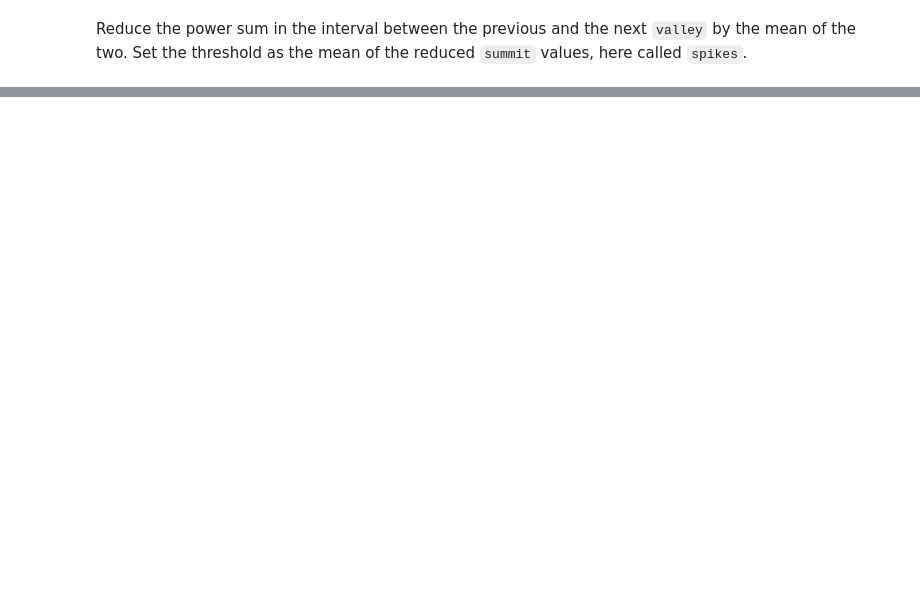
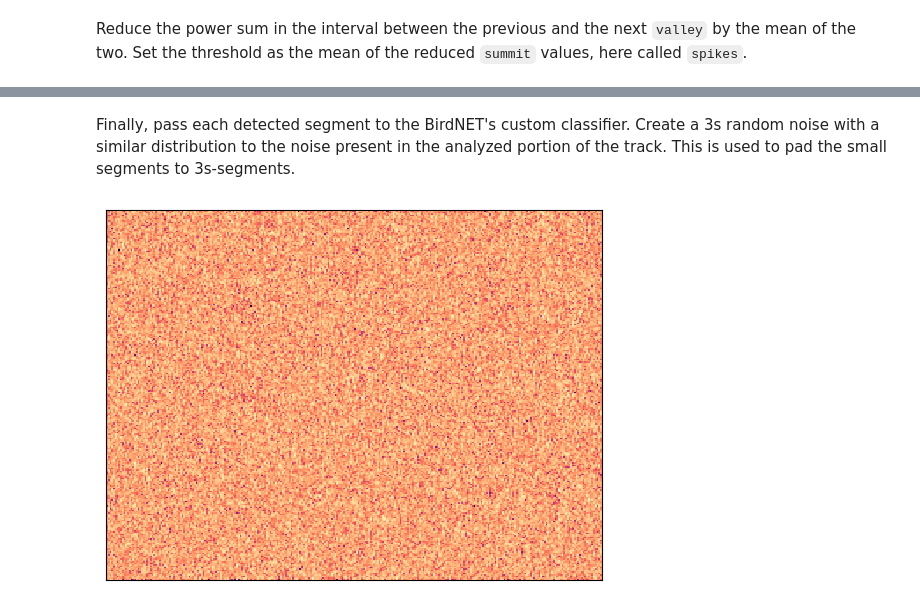
Before and after one commit to plaf2000/tytalb, a Jupyter notebook: analyze_subchunks.ipynb, the cells around one changed output, grey strips where cells are left out. Saved outputs shown, nothing was run; the diff lists cells and outputs as text; code cells hidden in the pictures; blank space fills up the shorter version.

```diff
--- a/analyze_subchunks.ipynb
+++ b/analyze_subchunks.ipynb
@@ -417,0 +157,17 @@ plt.show()
+# %% [markdown]
+Finally, pass each detected segment to the BirdNET's custom classifier. Create a 3s random noise with a similar distribution to the noise present in the analyzed portion of the track. This is used to pad the small segments to 3s-segments.
+# %%
+
+np.random.seed(42)
+noise = []
+for ss, se in zip(subseg_starts[1:], subseg_ends):
+    noise.append(y[se:ss])
+noise = [val for n in noise for val in n]
+white_noise = np.random.normal(np.mean(noise), np.std(noise), size=sr * dur_birdnet)
+white_noise_S = librosa.stft(white_noise, n_fft=n_fft, hop_length=hop_length)
+white_noise_spec = librosa.amplitude_to_db(np.abs(white_noise_S))
+
+librosa.display.specshow(white_noise_spec)
+plt.show()
+# %% [output]
+[figure, added]
```
Also changed, not shown: parts of 12 cells of this notebook.
